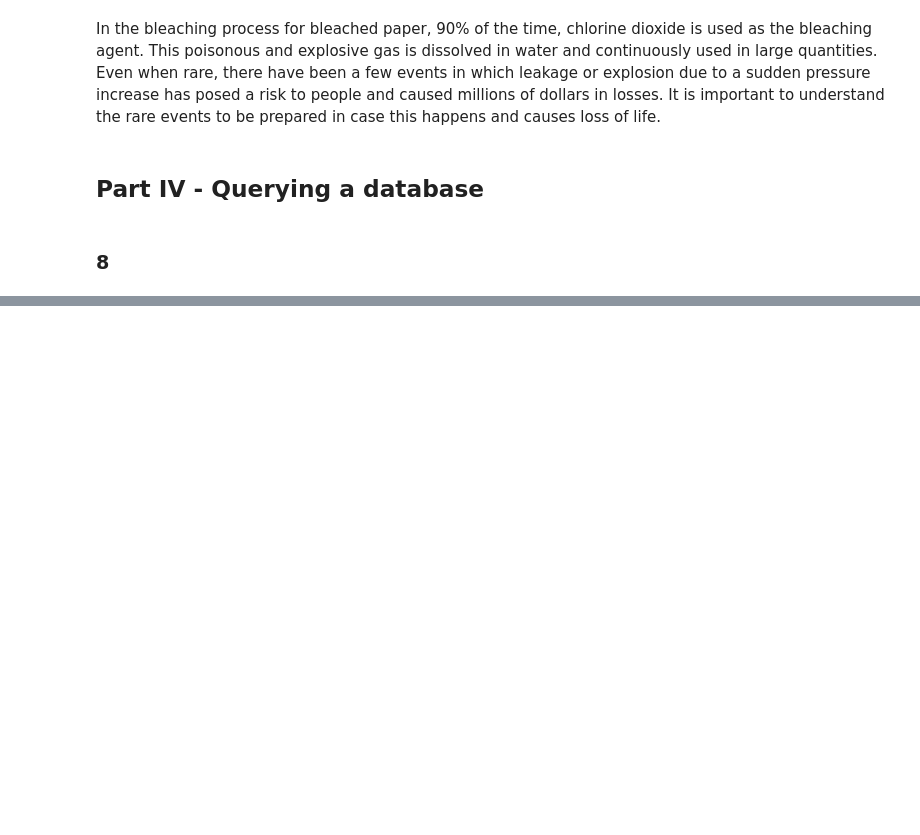
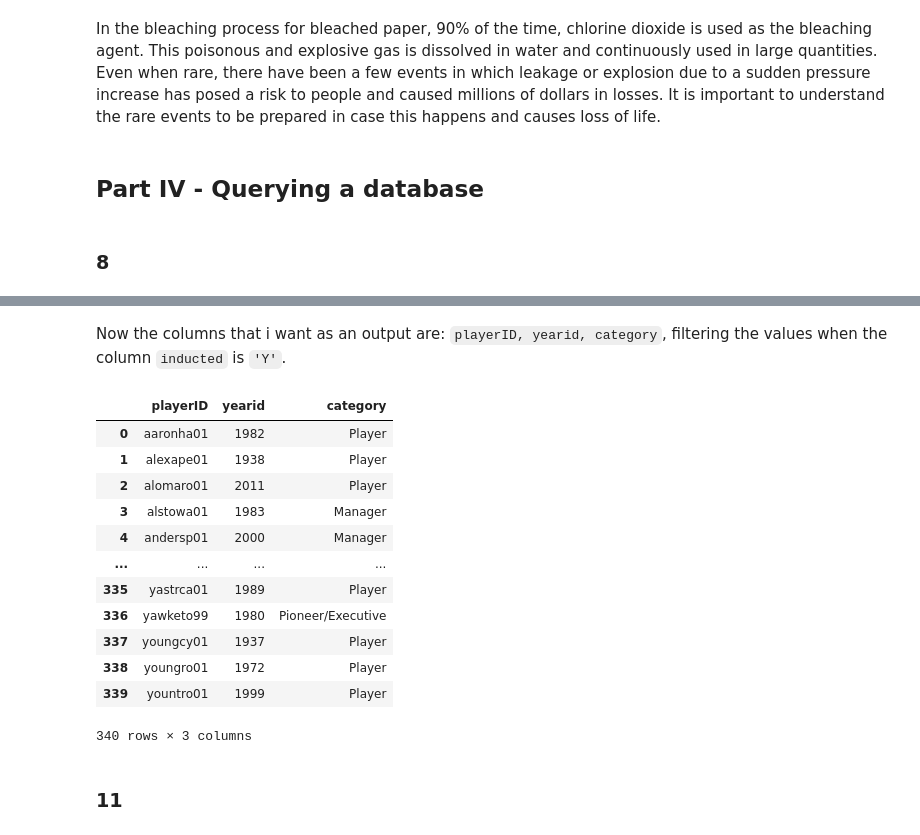
Before and after one commit to YefridC09/ST-554_Big_data_analysis, a Jupyter notebook: HW5_Yefrid__Cordoba.ipynb, the cells around one changed output, grey strips where cells are left out. Saved outputs shown, nothing was run; the diff lists cells and outputs as text; code cells hidden in the pictures; blank space fills up the shorter version.

```diff
--- a/HW5_Yefrid__Cordoba.ipynb
+++ b/HW5_Yefrid__Cordoba.ipynb
@@ -345,0 +433,25 @@ In the bleaching process for bleached paper, 90% of the time, chlorine dioxide i
+# %% [markdown]
+Now the columns that i want as an output are: `playerID, yearid, category`, filtering the values when the column `inducted` is `'Y'`.
+# %%
+HOF = """
+    SELECT playerID, yearid, category
+    FROM HallOfFame
+    WHERE inducted = 'Y'
+    """
+pd.read_sql(HOF, MLB)
+# %% [output]
+|  | playerID | yearid | category |
+| 0 | aaronha01 | 1982 | Player |
+| 1 | alexape01 | 1938 | Player |
+| 2 | alomaro01 | 2011 | Player |
+| 3 | alstowa01 | 1983 | Manager |
+| 4 | andersp01 | 2000 | Manager |
+| ... | ... | ... | ... |
+| 335 | yastrca01 | 1989 | Player |
+| 336 | yawketo99 | 1980 | Pioneer/Executive |
+| 337 | youngcy01 | 1937 | Player |
+| 338 | youngro01 | 1972 | Player |
+| 339 | yountro01 | 1999 | Player |
+340 rows × 3 columns
+# %% [markdown]
+### 11
```
Also changed, not shown: parts of 8 cells of this notebook.
